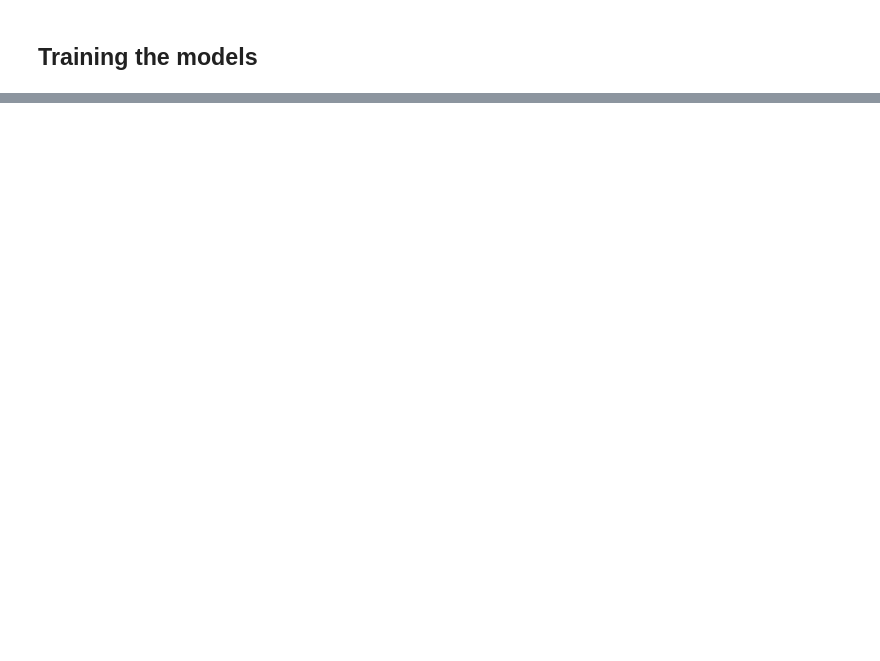
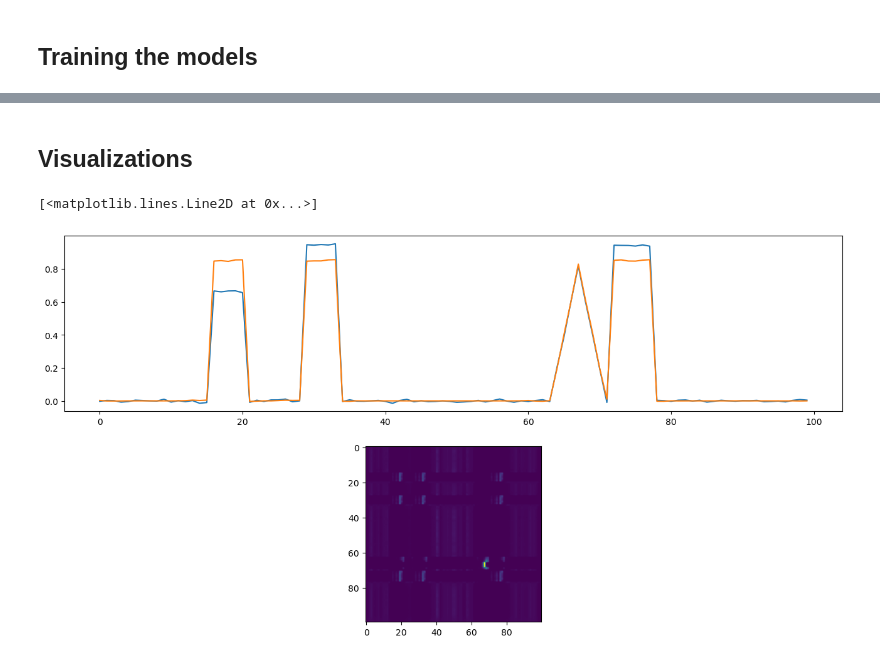
Before and after one commit to tiagofrepereira2012/attention_intuition, a Jupyter notebook: 1.attention_intuition.ipynb, the cells around one changed output, grey strips where cells are left out. Saved outputs shown, nothing was run; the diff lists cells and outputs as text; code cells hidden in the pictures; blank space fills up the shorter version.

```diff
--- a/1.attention_intuition.ipynb
+++ b/1.attention_intuition.ipynb
@@ -262,0 +310,27 @@ Epoch: 30, Loss: 0.0006364810978993773
+# %% [markdown]
+## Visualizations
+# %%
+original, target = generate_pair()
+attention_model.eval()
+
+input_tensor = torch.Tensor(np.expand_dims(original,axis=0))
+input_tensor = input_tensor.to(DEVICE)
+
+attention = None
+x = input_tensor
+for layer in attention_model:
+    if isinstance(layer, SelfAttentionLayer):
+        attention = layer.forward_attention(x)
+    x = layer(x)
+
+attention = attention[0].detach().to("cpu").numpy()
+predicted = x[0][0].detach().to("cpu").numpy()
+
+fig, (ax1, ax2) = plt.subplots(2,1, figsize=(16,8))
+plt.imshow(attention)
+ax1.plot(range(len(original[0])), original[0], label="input")
+ax1.plot(range(len(original[0])), predicted, label="predicted target")
+#plt.legend()
+# %% [output]
+[<matplotlib.lines.Line2D at 0x...>]
+[figure, added]
```
Also changed, not shown: parts of 2 cells of this notebook.
